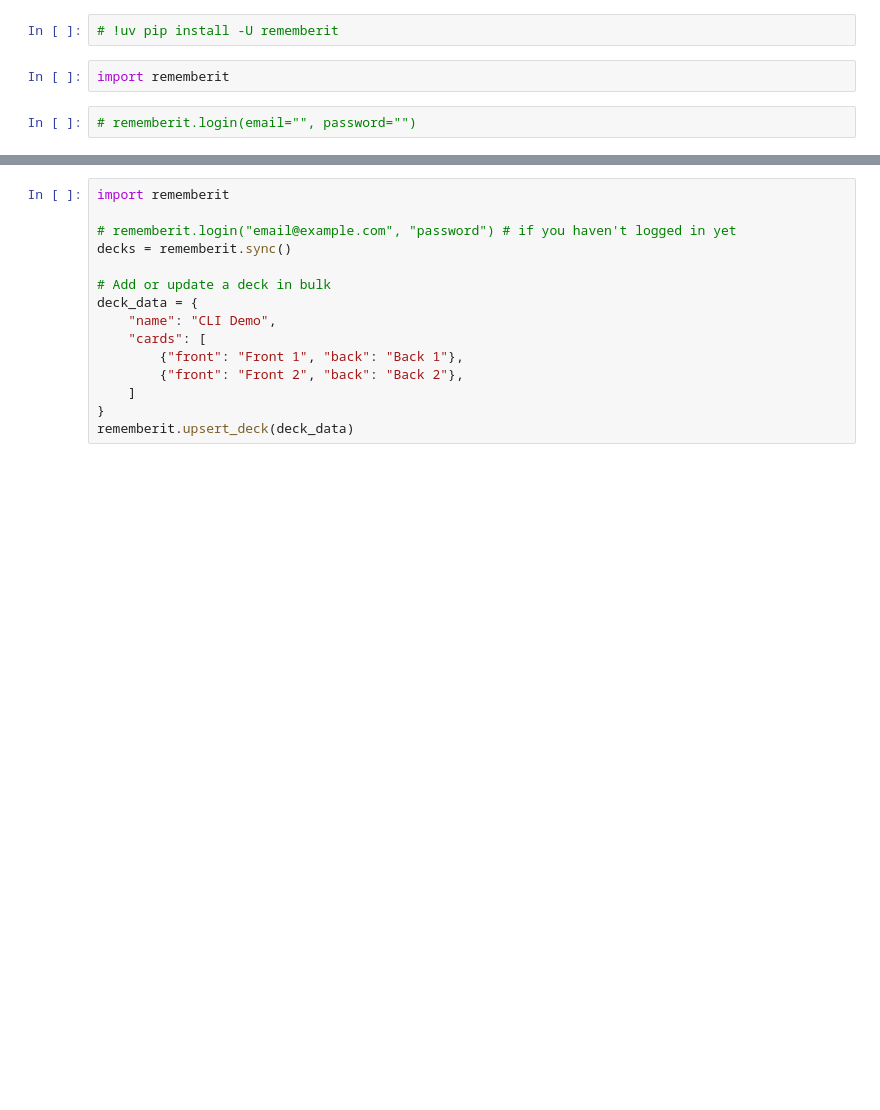
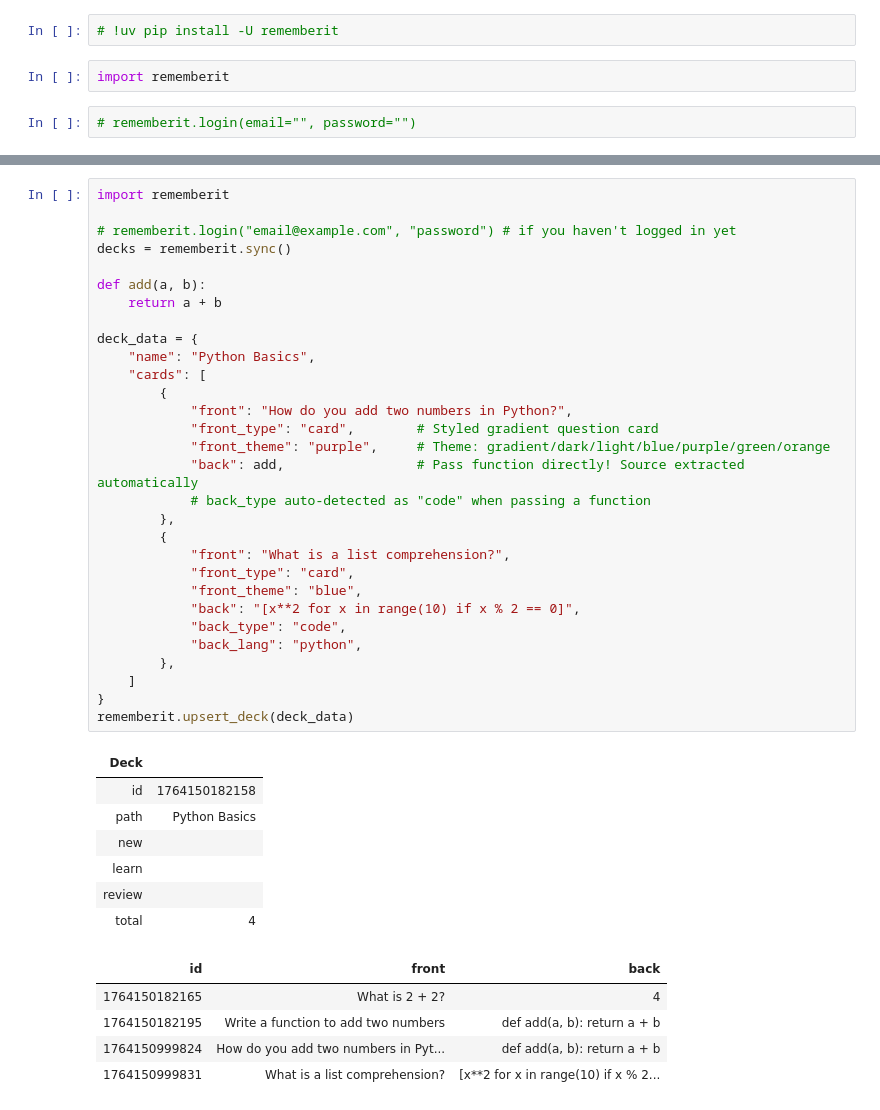
Before and after one commit to madhavajay/RememberIt, a Jupyter notebook: example.ipynb, the cells around one changed output, grey strips where cells are left out. Drawn from its saved outputs; the diff is of its cells as text; blank space fills up the shorter version.

```diff
--- a/example.ipynb
+++ b/example.ipynb
@@ -17,15 +100,43 @@ rememberit.llmtxt()
 # %%
 import rememberit
 
 # rememberit.login("email@example.com", "password") # if you haven't logged in yet
 decks = rememberit.sync()
 
-# Add or update a deck in bulk
+def add(a, b):
+    return a + b
+
 deck_data = {
-    "name": "CLI Demo",
+    "name": "Python Basics",
     "cards": [
-        {"front": "Front 1", "back": "Back 1"},
-        {"front": "Front 2", "back": "Back 2"},
+        {
+            "front": "How do you add two numbers in Python?",
+            "front_type": "card",        # Styled gradient question card
+            "front_theme": "purple",     # Theme: gradient/dark/light/blue/purple/green/orange
+            "back": add,                 # Pass function directly! Source extracted automatically
+            # back_type auto-detected as "code" when passing a function
+        },
+        {
+            "front": "What is a list comprehension?",
+            "front_type": "card",
+            "front_theme": "blue",
+            "back": "[x**2 for x in range(10) if x % 2 == 0]",
+            "back_type": "code",
+            "back_lang": "python",
+        },
     ]
 }
 rememberit.upsert_deck(deck_data)
+# %% [output]
+| Deck |  |
+| id | 1764150182158 |
+| path | Python Basics |
+| new |  |
+| learn |  |
+| review |  |
+| total | 4 |
+| id | front | back |
+| 1764150182165 | What is 2 + 2? | 4 |
+| 1764150182195 | Write a function to add two numbers | def add(a, b): return a + b |
+| 1764150999824 | How do you add two numbers in Pyt... | def add(a, b): return a + b |
+| 1764150999831 | What is a list comprehension? | [x**2 for x in range(10) if x % 2... |
```
Also changed, not shown: parts of 8 cells of this notebook, 7 other files.
